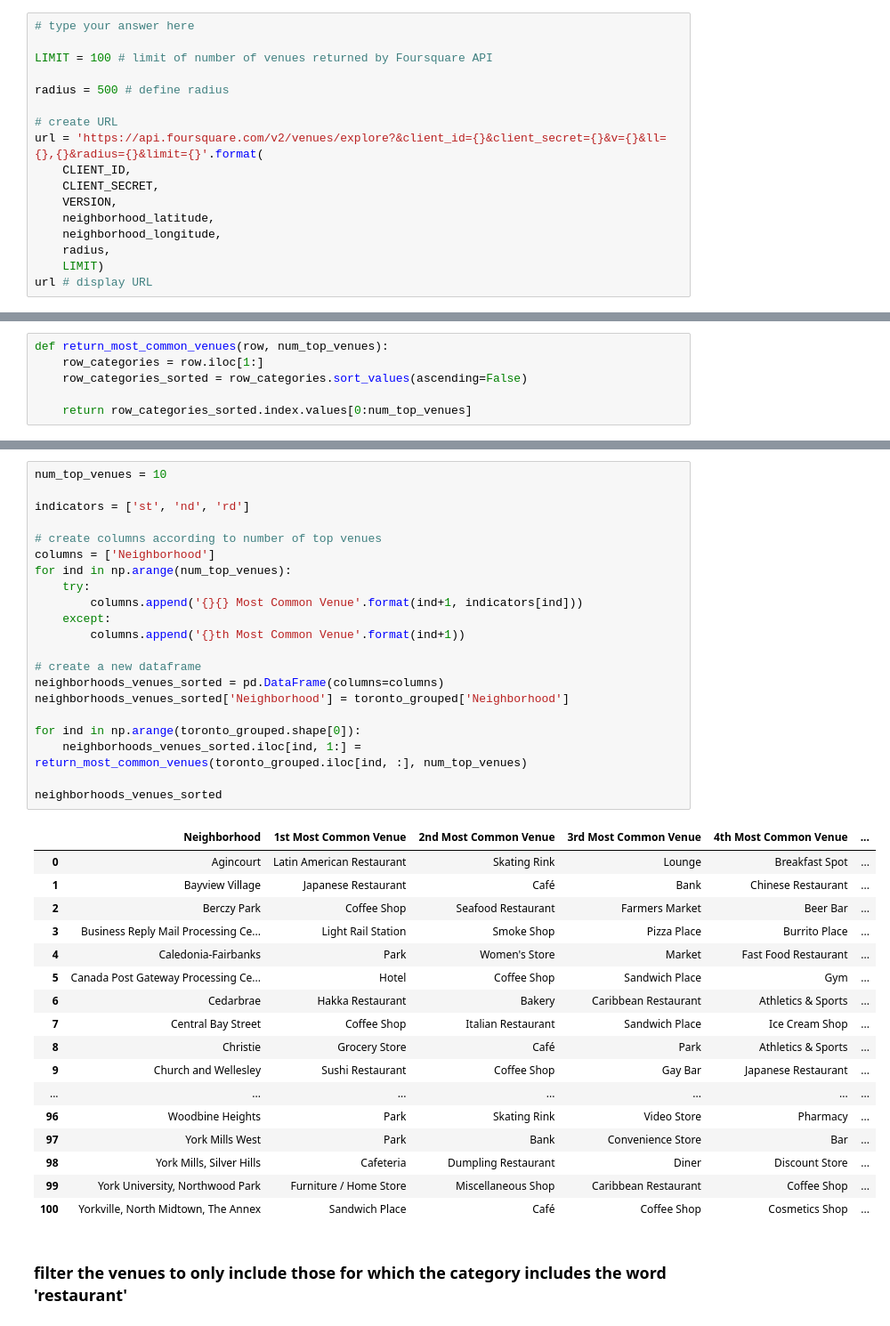
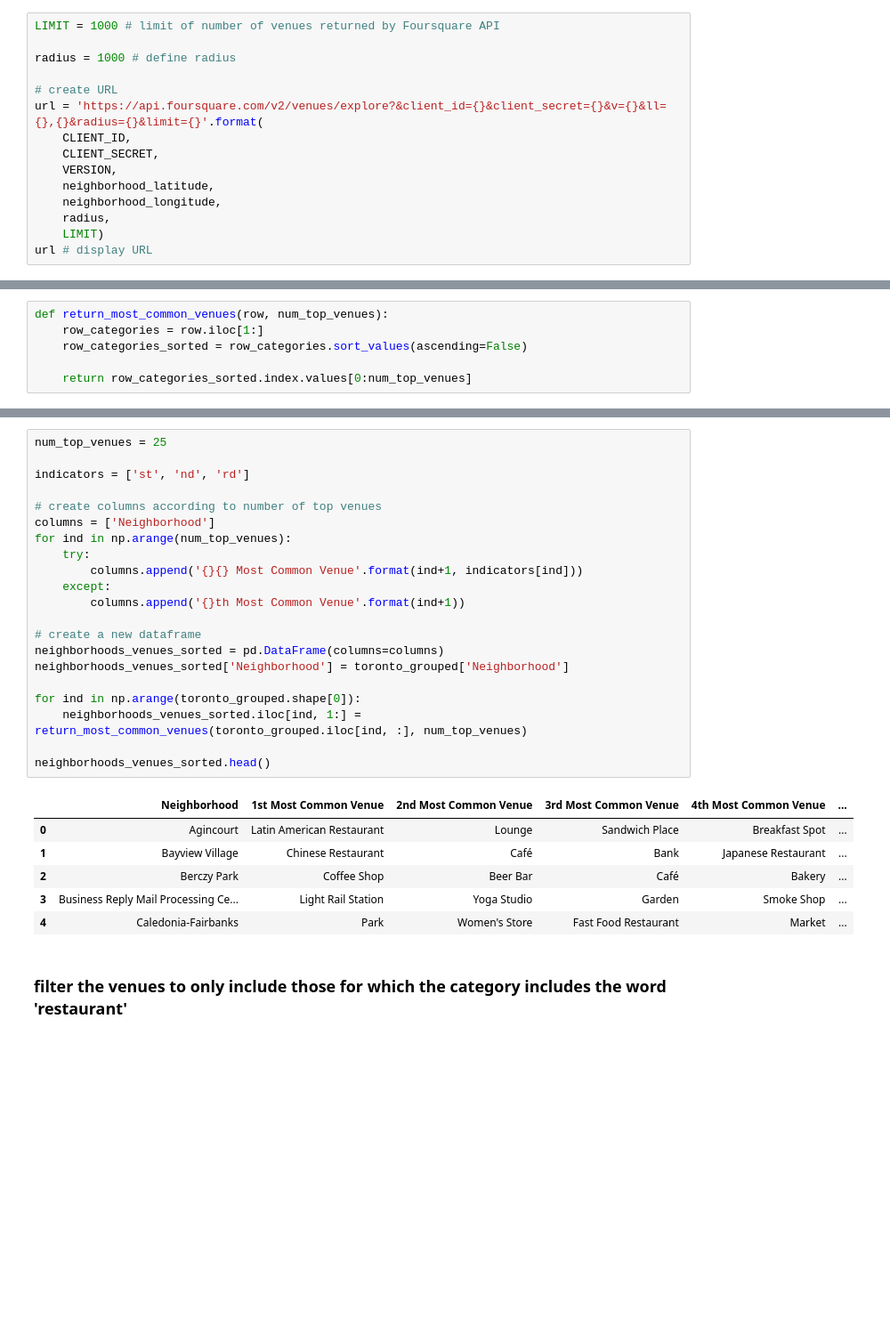
Before and after one commit to MesonicInterference/Coursera_Capstone, a Jupyter notebook: 09_applied_data_science_capstone_week5_notebook.ipynb, the cells around one changed output, grey strips where cells are left out. Shown at 89% size. Saved outputs shown, nothing was run; the diff lists cells and outputs as text; blank space fills up the shorter version.

```diff
--- a/09_applied_data_science_capstone_week5_notebook.ipynb
+++ b/09_applied_data_science_capstone_week5_notebook.ipynb
@@ -259,11 +249,9 @@ Latitude and longitude values of Malvern, Rouge are 43.806686299999996, -79.1943
 # %% [markdown]
 First, let's create the GET request URL. Name your URL **url**.
 # %%
-# type your answer here
+LIMIT = 1000 # limit of number of venues returned by Foursquare API
 
-LIMIT = 100 # limit of number of venues returned by Foursquare API
-
-radius = 500 # define radius
+radius = 1000 # define radius
 
 # create URL
 url = 'https://api.foursquare.com/v2/venues/explore?&client_id={}&client_secret={}&v={}&ll={},{}&radius={}&limit={}'.format(
@@ -557,42 +549,31 @@ def return_most_common_venues(row, num_top_venues):
 # %%
-num_top_venues = 10
+num_top_venues = 25
 
 indicators = ['st', 'nd', 'rd']
 
 # create columns according to number of top venues
 columns = ['Neighborhood']
 for ind in np.arange(num_top_venues):
     try:
         columns.append('{}{} Most Common Venue'.format(ind+1, indicators[ind]))
     except:
         columns.append('{}th Most Common Venue'.format(ind+1))
 
 # create a new dataframe
 neighborhoods_venues_sorted = pd.DataFrame(columns=columns)
 neighborhoods_venues_sorted['Neighborhood'] = toronto_grouped['Neighborhood']
 
 for ind in np.arange(toronto_grouped.shape[0]):
     neighborhoods_venues_sorted.iloc[ind, 1:] = return_most_common_venues(toronto_grouped.iloc[ind, :], num_top_venues)
 
-neighborhoods_venues_sorted
+neighborhoods_venues_sorted.head()
 # %% [output]
 |  | Neighborhood | 1st Most Common Venue | 2nd Most Common Venue | 3rd Most Common Venue | 4th Most Common Venue | ... |
-| 0 | Agincourt | Latin American Restaurant | Skating Rink | Lounge | Breakfast Spot | ... |
-| 1 | Bayview Village | Japanese Restaurant | Café | Bank | Chinese Restaurant | ... |
-| 2 | Berczy Park | Coffee Shop | Seafood Restaurant | Farmers Market | Beer Bar | ... |
-| 3 | Business Reply Mail Processing Ce... | Light Rail Station | Smoke Shop | Pizza Place | Burrito Place | ... |
-| 4 | Caledonia-Fairbanks | Park | Women's Store | Market | Fast Food Restaurant | ... |
-| 5 | Canada Post Gateway Processing Ce... | Hotel | Coffee Shop | Sandwich Place | Gym | ... |
-| 6 | Cedarbrae | Hakka Restaurant | Bakery | Caribbean Restaurant | Athletics & Sports | ... |
-| 7 | Central Bay Street | Coffee Shop | Italian Restaurant | Sandwich Place | Ice Cream Shop | ... |
-| 8 | Christie | Grocery Store | Café | Park | Athletics & Sports | ... |
-| 9 | Church and Wellesley | Sushi Restaurant | Coffee Shop | Gay Bar | Japanese Restaurant | ... |
-| ... | ... | ... | ... | ... | ... | ... |
-| 96 | Woodbine Heights | Park | Skating Rink | Video Store | Pharmacy | ... |
-| 97 | York Mills West | Park | Bank | Convenience Store | Bar | ... |
-| 98 | York Mills, Silver Hills | Cafeteria | Dumpling Restaurant | Diner | Discount Store | ... |
-| 99 | York University, Northwood Park | Furniture / Home Store | Miscellaneous Shop | Caribbean Restaurant | Coffee Shop | ... |
-| 100 | Yorkville, North Midtown, The Annex | Sandwich Place | Café | Coffee Shop | Cosmetics Shop | ... |
+| 0 | Agincourt | Latin American Restaurant | Lounge | Sandwich Place | Breakfast Spot | ... |
+| 1 | Bayview Village | Chinese Restaurant | Café | Bank | Japanese Restaurant | ... |
+| 2 | Berczy Park | Coffee Shop | Beer Bar | Café | Bakery | ... |
+| 3 | Business Reply Mail Processing Ce... | Light Rail Station | Yoga Studio | Garden | Smoke Shop | ... |
+| 4 | Caledonia-Fairbanks | Park | Women's Store | Fast Food Restaurant | Market | ... |
 # %% [markdown]
 ### filter the venues to only include those for which the category includes the word 'restaurant'
 # %%
```
Also changed, not shown: parts of 19 cells of this notebook.
